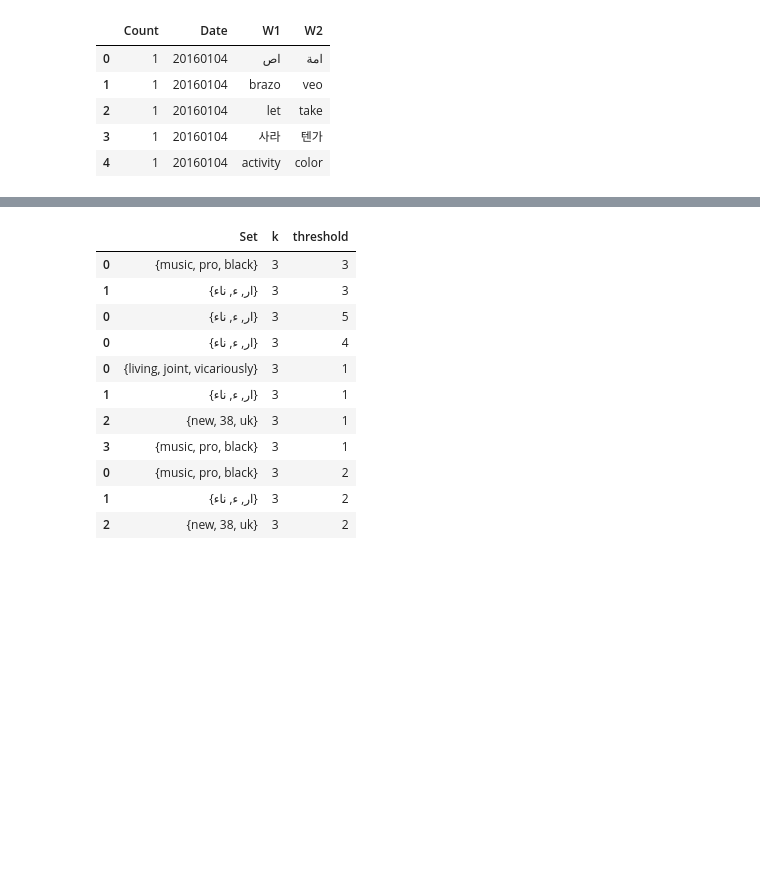
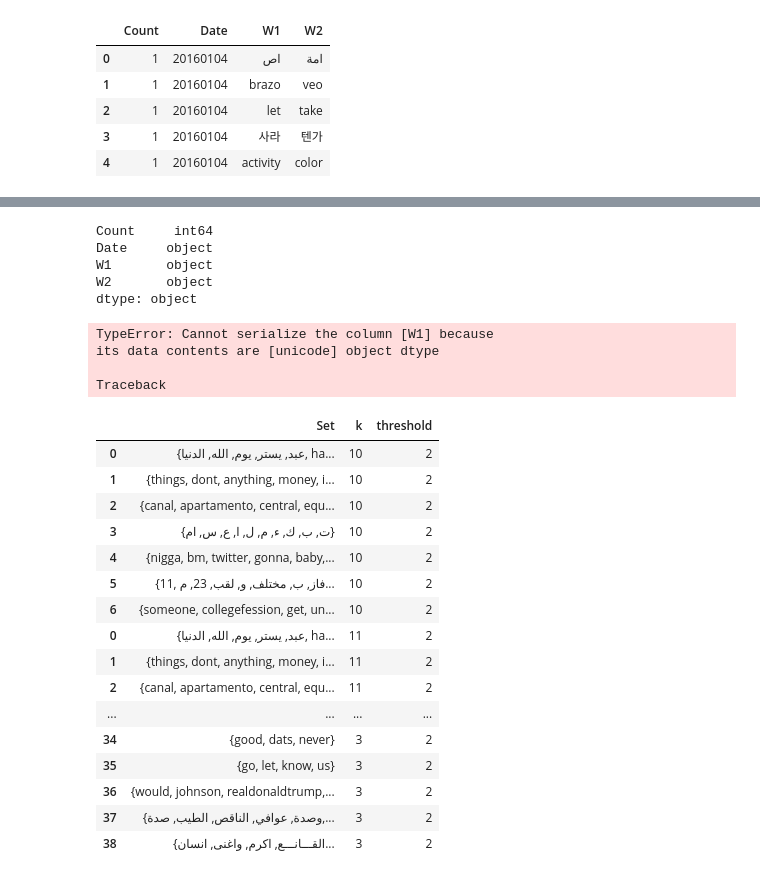
Before and after one commit to JamesPHoughton/homer, a Jupyter notebook: sandbox.ipynb, the cells around one changed output, grey strips where cells are left out. Cells and saved outputs as stored; diff of their text form; code cells hidden in the pictures; blank space fills up the shorter version.

```diff
--- a/sandbox.ipynb
+++ b/sandbox.ipynb
@@ -191,15 +30,15 @@ clusters = traverse_thresholds(w_el)
-# %%
-clusters.compute()
-# %% [output]
-|  | Set | k | threshold |
-| 0 | {music, pro, black} | 3 | 3 |
-| 1 | {ار, ء, ناء} | 3 | 3 |
-| 0 | {ار, ء, ناء} | 3 | 5 |
-| 0 | {ار, ء, ناء} | 3 | 4 |
-| 0 | {living, joint, vicariously} | 3 | 1 |
-| 1 | {ار, ء, ناء} | 3 | 1 |
-| 2 | {new, 38, uk} | 3 | 1 |
-| 3 | {music, pro, black} | 3 | 1 |
-| 0 | {music, pro, black} | 3 | 2 |
-| 1 | {ار, ء, ناء} | 3 | 2 |
-| 2 | {new, 38, uk} | 3 | 2 |
+# %%
+weighted_edgelist.dtypes
+# %% [output]
+Count     int64
+Date     object
+W1       object
+W2       object
+dtype: object
+# %%
+weighted_edgelist.to_hdf('working/testdb_*.hdf', 'w_el')
+# %% [output]
+TypeError: Cannot serialize the column [W1] because
+its data contents are [unicode] object dtype
+
+Traceback
@@ -205,0 +47,20 @@ clusters.compute()
+# %%
+clusters.head(50)
+# %% [output]
+|  | Set | k | threshold |
+| 0 | {عبد, يستر, يوم, الله, الدنيا, ha... | 10 | 2 |
+| 1 | {things, dont, anything, money, i... | 10 | 2 |
+| 2 | {canal, apartamento, central, equ... | 10 | 2 |
+| 3 | {ت, ب, ك, ء, م, ل, ا, ع, س, ام} | 10 | 2 |
+| 4 | {nigga, bm, twitter, gonna, baby,... | 10 | 2 |
+| 5 | {11, فاز, ب, مختلف, و, لقب, 23, م... | 10 | 2 |
+| 6 | {someone, collegefession, get, un... | 10 | 2 |
+| 0 | {عبد, يستر, يوم, الله, الدنيا, ha... | 11 | 2 |
+| 1 | {things, dont, anything, money, i... | 11 | 2 |
+| 2 | {canal, apartamento, central, equ... | 11 | 2 |
+| ... | ... | ... | ... |
+| 34 | {good, dats, never} | 3 | 2 |
+| 35 | {go, let, know, us} | 3 | 2 |
+| 36 | {would, johnson, realdonaldtrump,... | 3 | 2 |
+| 37 | {وصدة, عوافي, الناقص, الطيب, صدة,... | 3 | 2 |
+| 38 | {القـــانـــع, اكرم, واغنى, انسان... | 3 | 2 |
```
Also changed, not shown: parts of 43 cells of this notebook, 14 other files.
